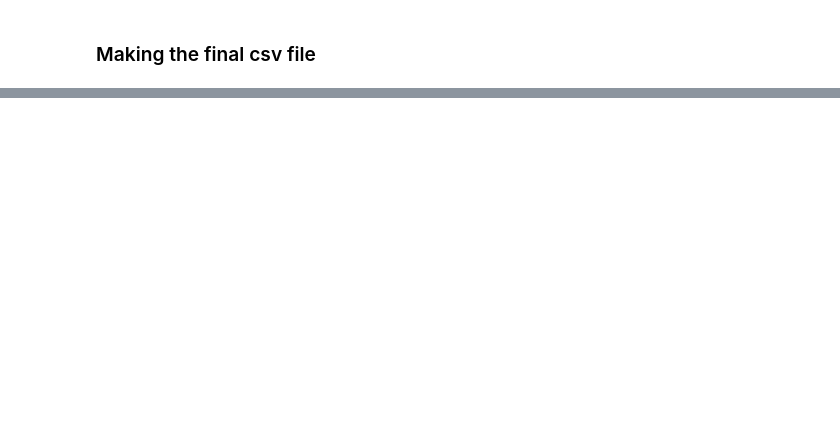
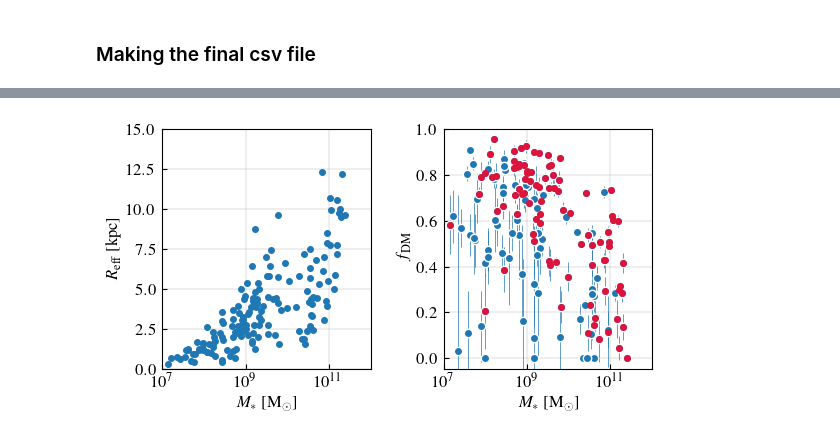
Before and after one commit to Annapreto23/TangoSIDM_DMFraction, a Jupyter notebook: data/Observational_datasets/SPARC_post_processed.ipynb, the cells around one changed output, grey strips where cells are left out. Cells and saved outputs as stored; diff of their text form; code cells hidden in the pictures; blank space fills up the shorter version.

```diff
--- a/data/Observational_datasets/SPARC_post_processed.ipynb
+++ b/data/Observational_datasets/SPARC_post_processed.ipynb
@@ -183,0 +220,57 @@ print(sparc['fDM'].iloc[1])
+# %%
+select = np.where((size>0) & (Mstellar>0) & (fDM>=0))[0] # We remove from the sample bad estimates
+galaxy_names = galaxy_names[select]
+fDM = fDM[select]
+ErrorfDM = ErrorfDM[select]
+Q = Q[select]
+Mstellar = Mstellar[select]
+size = size[select]
+num_sample = len(select)
+# %%
+#################
+# Plot parameters
+params = {
+    "font.size": 12,
+    "font.family": "Times",
+    "text.usetex": True,
+    "figure.figsize": (7, 3),
+    "figure.subplot.left": 0.25,
+    "figure.subplot.right": 0.95,
+    "figure.subplot.bottom": 0.15,
+    "figure.subplot.top": 0.95,
+    "figure.subplot.wspace": 0.35,
+    "figure.subplot.hspace": 0.35,
+    "lines.markersize": 2,
+    "lines.linewidth": 1.5,
+}
+plt.rcParams.update(params)
+plt.figure()
+ax = plt.subplot(1, 2, 1)
+plt.grid(linestyle='-', linewidth=0.3)
+
+plt.plot(Mstellar, size, 'o', ms=4)
+
+plt.axis([1e7, 1e12, 0, 15])
+plt.xscale('log')
+plt.ylabel(r"$R_{\mathrm{eff}}$ [kpc]")
+plt.xlabel("$M_{*}$ [M$_{\odot}$]")
+ax.tick_params(direction='in', axis='both', which='both', pad=4.5)
+
+######
+ax = plt.subplot(1, 2, 2)
+plt.grid(linestyle='-', linewidth=0.3)
+
+plt.errorbar(Mstellar, fDM, yerr=ErrorfDM, marker='o', markersize=6, markeredgecolor="white",
+             ls='none', lw=0.5, c='tab:blue')
+
+select_quality = np.where(Q == 1)[0]
+plt.plot(Mstellar[select_quality], fDM[select_quality], 'o', ms=4, color='crimson',zorder=1000)
+
+plt.axis([1e7, 1e12, -0.05, 1])
+plt.xscale('log')
+plt.ylabel(r"$f_{\mathrm{DM}}$")
+plt.xlabel("$M_{*}$ [M$_{\odot}$]")
+ax.tick_params(direction='in', axis='both', which='both', pad=4.5)
+plt.show()
+# %% [output]
+[figure, added]
```
Also changed, not shown: parts of 7 cells of this notebook, 9 other files.
